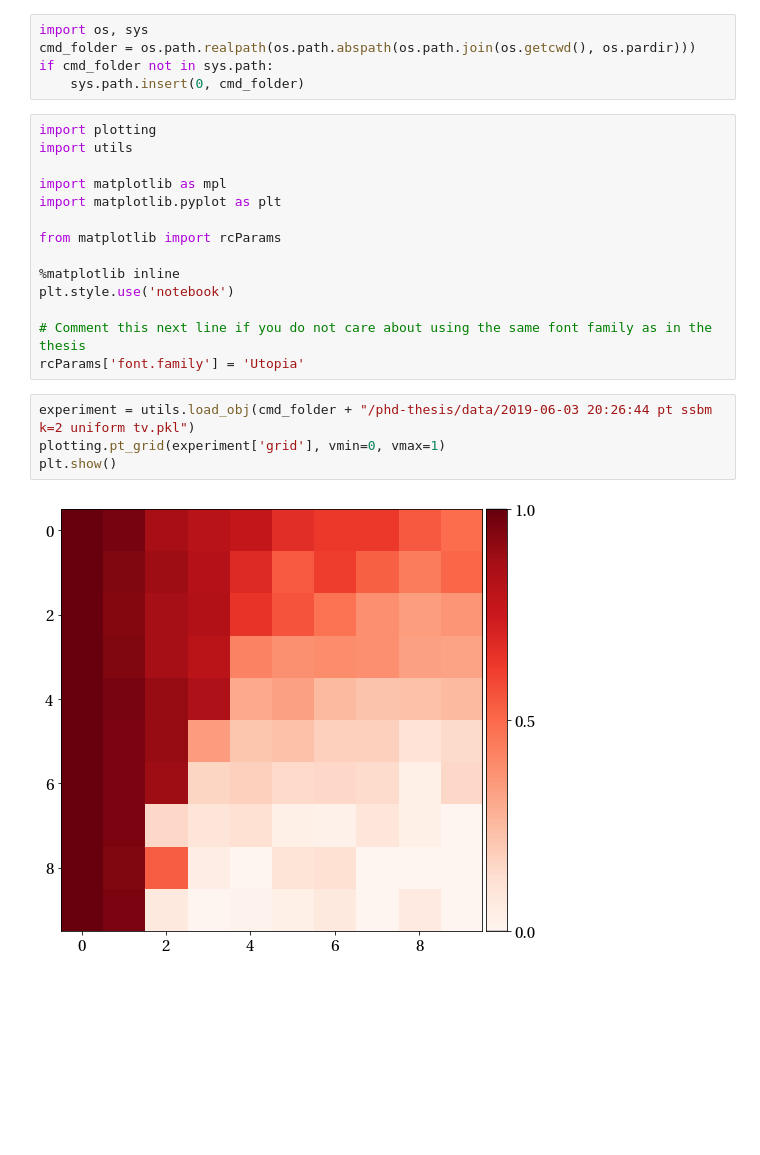
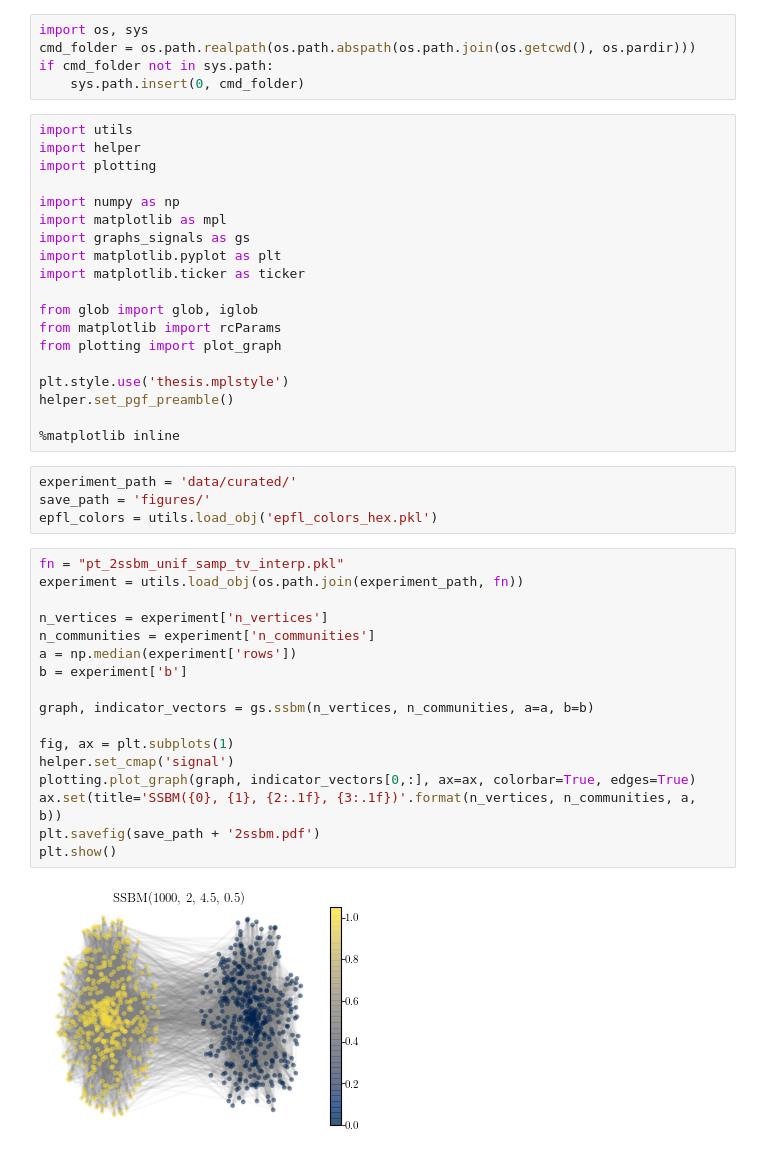
Before and after one commit to rodrigo-pena/gssr, a Jupyter notebook: phd-thesis/numerical-tour.ipynb, the cells around one changed output. Saved outputs shown, nothing was run; the diff lists cells and outputs as text; blank space fills up the shorter version.

Commit message:
curate experiments and produce better figures

```diff
--- a/phd-thesis/numerical-tour.ipynb
+++ b/phd-thesis/numerical-tour.ipynb
@@ -17,23 +7,45 @@ import os, sys
 cmd_folder = os.path.realpath(os.path.abspath(os.path.join(os.getcwd(), os.pardir)))
 if cmd_folder not in sys.path:
     sys.path.insert(0, cmd_folder)
-# %%
-import plotting
-import utils
-
-import matplotlib as mpl
-import matplotlib.pyplot as plt
-
-from matplotlib import rcParams
-
-%matplotlib inline
-plt.style.use('notebook')
-
-# Comment this next line if you do not care about using the same font family as in the thesis
-rcParams['font.family'] = 'Utopia'
-# %%
-experiment = utils.load_obj(cmd_folder + "/phd-thesis/data/2019-06-03 20:26:44 pt ssbm k=2 uniform tv.pkl")
-plotting.pt_grid(experiment['grid'], vmin=0, vmax=1)
-plt.show()
-# %% [output]
-[figure, removed]
+# %%
+import utils
+import helper
+import plotting
+
+import numpy as np
+import matplotlib as mpl
+import graphs_signals as gs
+import matplotlib.pyplot as plt
+import matplotlib.ticker as ticker
+
+from glob import glob, iglob
+from matplotlib import rcParams
+from plotting import plot_graph
+
+plt.style.use('thesis.mplstyle')
+helper.set_pgf_preamble()
+
+%matplotlib inline
+# %%
+experiment_path = 'data/curated/'
+save_path = 'figures/'
+epfl_colors = utils.load_obj('epfl_colors_hex.pkl')
+# %%
+fn = "pt_2ssbm_unif_samp_tv_interp.pkl"
+experiment = utils.load_obj(os.path.join(experiment_path, fn))
+
+n_vertices = experiment['n_vertices']
+n_communities = experiment['n_communities']
+a = np.median(experiment['rows'])
+b = experiment['b']
+
+graph, indicator_vectors = gs.ssbm(n_vertices, n_communities, a=a, b=b)
+
+fig, ax = plt.subplots(1)
+helper.set_cmap('signal')
+plotting.plot_graph(graph, indicator_vectors[0,:], ax=ax, colorbar=True, edges=True)
+ax.set(title='SSBM({0}, {1}, {2:.1f}, {3:.1f})'.format(n_vertices, n_communities, a, b))
+plt.savefig(save_path + '2ssbm.pdf')
+plt.show()
+# %% [output]
+[figure, added]
```
Also changed, not shown: parts of 23 cells of this notebook, 39 other files.
